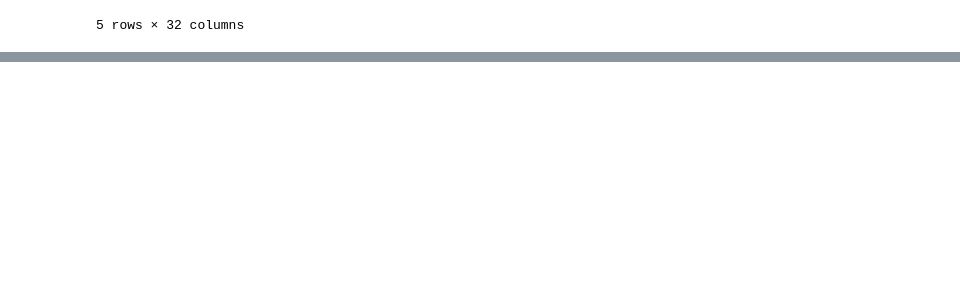
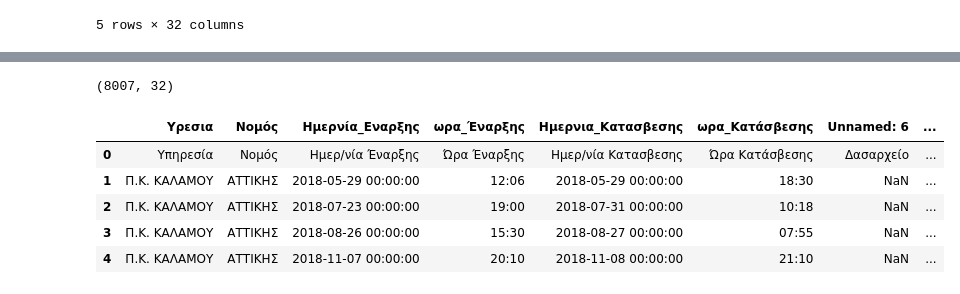
Before and after one commit to kosmaspanag/data-studio-projects, a Jupyter notebook: Weekly projects/Fires_in Greece/Fires in Greece.ipynb, the cells around one changed output, grey strips where cells are left out. Saved outputs shown, nothing was run; the diff lists cells and outputs as text; code cells hidden in the pictures; blank space fills up the shorter version.

```diff
--- a/Weekly projects/Fires_in Greece/Fires in Greece.ipynb
+++ b/Weekly projects/Fires_in Greece/Fires in Greece.ipynb
@@ -27,3 +27,5 @@ df.head()
 | 3 | Π.Κ. ΚΑΛΑΜΟΥ | ΑΤΤΙΚΗΣ | 2018-08-26 00:00:00 | 15:30 | 2018-08-27 00:00:00 | 07:55 | NaN | Δ. ΩΡΩΠΟΥ | ... |
 | 4 | Π.Κ. ΚΑΛΑΜΟΥ | ΑΤΤΙΚΗΣ | 2018-11-07 00:00:00 | 20:10 | 2018-11-08 00:00:00 | 21:10 | NaN | Δ. ΩΡΩΠΟΥ | ... |
 5 rows × 32 columns
+# %%
+pd.set_option('display.max_columns', None)
@@ -29,0 +61,41 @@ df.head()
+# %%
+df.shape
+# %% [output]
+(8007, 32)
+# %%
+df = df.rename(index=str, columns={'Unnamed: 2': 'Ημερνία_Εναρξης',
+                                   'Unnamed: 4': 'Ημερνια_Κατασβεσης',
+                                   'Unnamed: 0': 'Υρεσια',
+                                   'Unnamed: 1': 'Νομός',
+                                   'Unnamed: 3': 'ωρα_Έναρξης',
+                                   'Unnamed: 5': 'ωρα_Κατάσβεσης',
+                                   'ΚΑΜΜΕΝΗ ΕΚΤΑΣΗ (Σε Στρέμματα)': 'Καμμένες_Εκτάσεις',
+                                   'Unnamed: 11': 'Δασική_Έκταση',
+                                   'Unnamed: 12': 'Άλση',
+                                   'Unnamed: 13': 'Χορτκές_Εκτάσεις',
+                                   'Unnamed: 14': 'Καλάμια_Βάλτοι',
+                                   'Unnamed: 15': 'Γεωργικές_Εκτάσεις',
+                                   'Unnamed: 16': 'Υπολλείματα_Καλλιεργειών',
+                                   'Unnamed: 17': 'Σκουπιδότοποι',
+                                   'ΠΡΟΣΩΠΙΚΟ': 'ΠΥΡΟΣ_ΣΩΜΑ',
+                                   'Unnamed: 19': 'ΠΕΖΟΠΟΡΑ_ΤΜΗΜΑΤΑ',
+                                   'Unnamed: 20': 'ΕΘΕΛΟ_ΝΤΕΣ',
+                                   'Unnamed: 21': 'ΣΤΡΑΤΟΣ',
+                                   'Unnamed: 22': 'ΑΛΛΕΣ_ΔΥΝΑΜΕΙΣ',
+                                   'ΟΧΗΜΑΤΑ': 'ΠΥΡΟΣ_ΟΧΗΜ',
+                                   'Unnamed: 24': 'ΟΧΗΜ_ΟΤΑ',
+                                   'Unnamed: 25': 'ΒΥΤΙΟ_ΦΟΡΑ',
+                                   'Unnamed: 26': 'ΜΗΧΑΝΗ_ΜΑΤΑ',
+                                   'ΕΝΑΕΡΙΑ': 'ΕΛΙΚΟ_ΠΤΕΡΑ',
+                                   'Unnamed: 28': 'Α_Φ_CL415',
+                                   'Unnamed: 29': 'Α_Φ_CL215',
+                                   'Unnamed: 30': 'Α_Φ_PZL',
+                                   'Unnamed: 31': 'Α_Φ_GRU'})
+df.head()
+# %% [output]
+|  | Υρεσια | Νομός | Ημερνία_Εναρξης | ωρα_Έναρξης | Ημερνια_Κατασβεσης | ωρα_Κατάσβεσης | Unnamed: 6 | ... |
+| 0 | Υπηρεσία | Νομός | Ημερ/νία Έναρξης | Ώρα Έναρξης | Ημερ/νία Κατασβεσης | Ώρα Κατάσβεσης | Δασαρχείο | ... |
+| 1 | Π.Κ. ΚΑΛΑΜΟΥ | ΑΤΤΙΚΗΣ | 2018-05-29 00:00:00 | 12:06 | 2018-05-29 00:00:00 | 18:30 | NaN | ... |
+| 2 | Π.Κ. ΚΑΛΑΜΟΥ | ΑΤΤΙΚΗΣ | 2018-07-23 00:00:00 | 19:00 | 2018-07-31 00:00:00 | 10:18 | NaN | ... |
+| 3 | Π.Κ. ΚΑΛΑΜΟΥ | ΑΤΤΙΚΗΣ | 2018-08-26 00:00:00 | 15:30 | 2018-08-27 00:00:00 | 07:55 | NaN | ... |
+| 4 | Π.Κ. ΚΑΛΑΜΟΥ | ΑΤΤΙΚΗΣ | 2018-11-07 00:00:00 | 20:10 | 2018-11-08 00:00:00 | 21:10 | NaN | ... |
```
Also changed, not shown: parts of 25 cells of this notebook, 4 other files.
